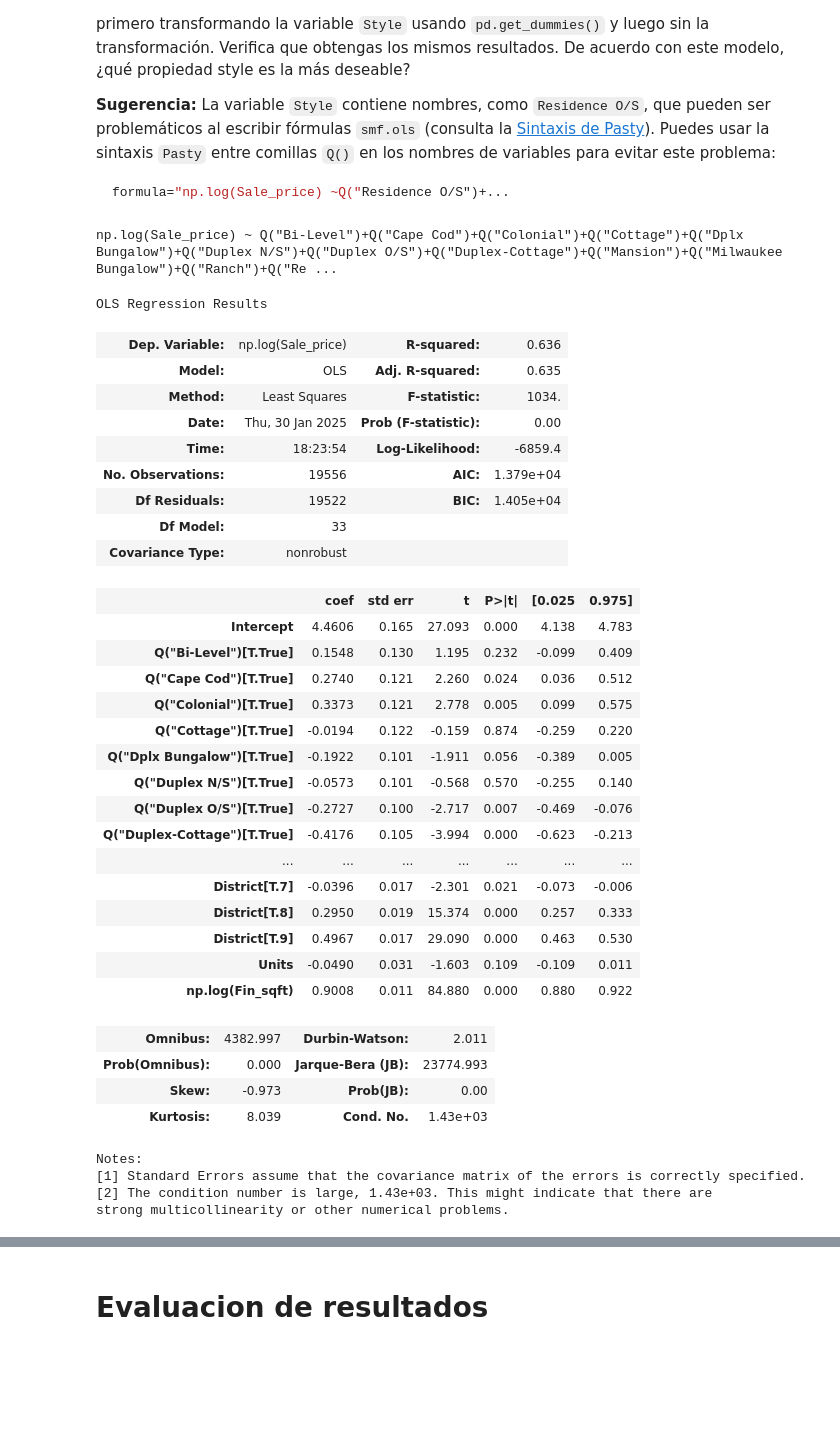
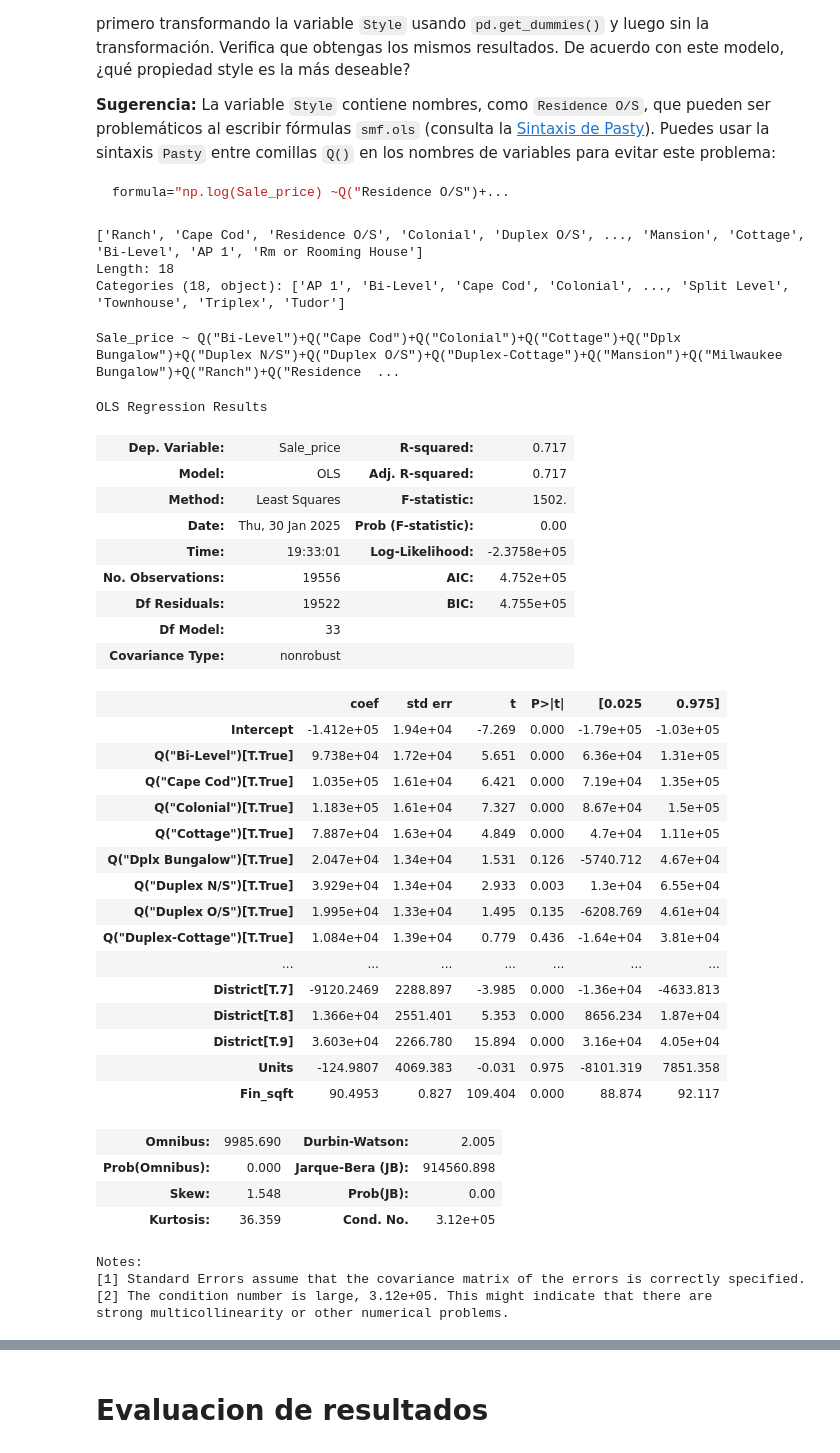
Before and after one commit to dfbustosus/Bootcamp-DS-2024-I, a Jupyter notebook: Regression_test/Desafio.ipynb, the cells around one changed output, grey strips where cells are left out. Drawn from its saved outputs; the diff is of its cells as text; code cells hidden in the pictures; blank space fills up the shorter version.

````diff
--- a/Regression_test/Desafio.ipynb
+++ b/Regression_test/Desafio.ipynb
@@ -229,58 +250,64 @@ Agrega la columna `Style` a nuestro último modelo de regresión. Hazlo de dos m
 ```python
 formula="np.log(Sale_price) ~Q("Residence O/S")+...
 ```
+# %%
+print(train.Style.unique())
+# %% [output]
+['Ranch', 'Cape Cod', 'Residence O/S', 'Colonial', 'Duplex O/S', ..., 'Mansion', 'Cottage', 'Bi-Level', 'AP 1', 'Rm or Rooming House']
+Length: 18
+Categories (18, object): ['AP 1', 'Bi-Level', 'Cape Cod', 'Colonial', ..., 'Split Level', 'Townhouse', 'Triplex', 'Tudor']
 # %%
 #### RESPUESTA AQUI
 # Ordenar Style
 Styles=list(train['Style'].unique())
 Styles.sort() #Just to keep track of the baseline category.
 
 train_dummy=pd.get_dummies(train,columns=['Style'],prefix='',prefix_sep='',drop_first=True)
 
 # Formula
-formula0="np.log(Sale_price) ~ "
+formula0="Sale_price ~ "
 for style in Styles[1:]:
     formula0+='Q("'+style+'")+'
-formula0=formula0+'District + Units+ np.log(Fin_sqft)'
+formula0=formula0+'District + Units+ Fin_sqft'
 print(formula0)
 # Modelo
 model_style_1 = smf.ols(formula = formula0,
                  data = train_dummy).fit()
 model_style_1.summary()
 # %% [output]
-np.log(Sale_price) ~ Q("Bi-Level")+Q("Cape Cod")+Q("Colonial")+Q("Cottage")+Q("Dplx Bungalow")+Q("Duplex N/S")+Q("Duplex O/S")+Q("Duplex-Cottage")+Q("Mansion")+Q("Milwaukee Bungalow")+Q("Ranch")+Q("Re ...
+Sale_price ~ Q("Bi-Level")+Q("Cape Cod")+Q("Colonial")+Q("Cottage")+Q("Dplx Bungalow")+Q("Duplex N/S")+Q("Duplex O/S")+Q("Duplex-Cottage")+Q("Mansion")+Q("Milwaukee Bungalow")+Q("Ranch")+Q("Residence  ...
 OLS Regression Results
-| Dep. Variable: | np.log(Sale_price) | R-squared: | 0.636 |
-| Model: | OLS | Adj. R-squared: | 0.635 |
-| Method: | Least Squares | F-statistic: | 1034. |
+| Dep. Variable: | Sale_price | R-squared: | 0.717 |
+| Model: | OLS | Adj. R-squared: | 0.717 |
+| Method: | Least Squares | F-statistic: | 1502. |
 | Date: | Thu, 30 Jan 2025 | Prob (F-statistic): | 0.00 |
-| Time: | 18:23:54 | Log-Likelihood: | -6859.4 |
-| No. Observations: | 19556 | AIC: | 1.379e+04 |
-| Df Residuals: | 19522 | BIC: | 1.405e+04 |
+| Time: | 19:33:01 | Log-Likelihood: | -2.3758e+05 |
+| No. Observations: | 19556 | AIC: | 4.752e+05 |
+| Df Residuals: | 19522 | BIC: | 4.755e+05 |
 | Df Model: | 33 |  |  |
 | Covariance Type: | nonrobust |  |  |
 |  | coef | std err | t | P>|t| | [0.025 | 0.975] |
-| Intercept | 4.4606 | 0.165 | 27.093 | 0.000 | 4.138 | 4.783 |
-| Q("Bi-Level")[T.True] | 0.1548 | 0.130 | 1.195 | 0.232 | -0.099 | 0.409 |
-| Q("Cape Cod")[T.True] | 0.2740 | 0.121 | 2.260 | 0.024 | 0.036 | 0.512 |
-| Q("Colonial")[T.True] | 0.3373 | 0.121 | 2.778 | 0.005 | 0.099 | 0.575 |
-| Q("Cottage")[T.True] | -0.0194 | 0.122 | -0.159 | 0.874 | -0.259 | 0.220 |
-| Q("Dplx Bungalow")[T.True] | -0.1922 | 0.101 | -1.911 | 0.056 | -0.389 | 0.005 |
-| Q("Duplex N/S")[T.True] | -0.0573 | 0.101 | -0.568 | 0.570 | -0.255 | 0.140 |
-| Q("Duplex O/S")[T.True] | -0.2727 | 0.100 | -2.717 | 0.007 | -0.469 | -0.076 |
-| Q("Duplex-Cottage")[T.True] | -0.4176 | 0.105 | -3.994 | 0.000 | -0.623 | -0.213 |
+| Intercept | -1.412e+05 | 1.94e+04 | -7.269 | 0.000 | -1.79e+05 | -1.03e+05 |
+| Q("Bi-Level")[T.True] | 9.738e+04 | 1.72e+04 | 5.651 | 0.000 | 6.36e+04 | 1.31e+05 |
+| Q("Cape Cod")[T.True] | 1.035e+05 | 1.61e+04 | 6.421 | 0.000 | 7.19e+04 | 1.35e+05 |
+| Q("Colonial")[T.True] | 1.183e+05 | 1.61e+04 | 7.327 | 0.000 | 8.67e+04 | 1.5e+05 |
+| Q("Cottage")[T.True] | 7.887e+04 | 1.63e+04 | 4.849 | 0.000 | 4.7e+04 | 1.11e+05 |
+| Q("Dplx Bungalow")[T.True] | 2.047e+04 | 1.34e+04 | 1.531 | 0.126 | -5740.712 | 4.67e+04 |
+| Q("Duplex N/S")[T.True] | 3.929e+04 | 1.34e+04 | 2.933 | 0.003 | 1.3e+04 | 6.55e+04 |
+| Q("Duplex O/S")[T.True] | 1.995e+04 | 1.33e+04 | 1.495 | 0.135 | -6208.769 | 4.61e+04 |
+| Q("Duplex-Cottage")[T.True] | 1.084e+04 | 1.39e+04 | 0.779 | 0.436 | -1.64e+04 | 3.81e+04 |
 | ... | ... | ... | ... | ... | ... | ... |
-| District[T.7] | -0.0396 | 0.017 | -2.301 | 0.021 | -0.073 | -0.006 |
-| District[T.8] | 0.2950 | 0.019 | 15.374 | 0.000 | 0.257 | 0.333 |
-| District[T.9] | 0.4967 | 0.017 | 29.090 | 0.000 | 0.463 | 0.530 |
-| Units | -0.0490 | 0.031 | -1.603 | 0.109 | -0.109 | 0.011 |
-| np.log(Fin_sqft) | 0.9008 | 0.011 | 84.880 | 0.000 | 0.880 | 0.922 |
+| District[T.7] | -9120.2469 | 2288.897 | -3.985 | 0.000 | -1.36e+04 | -4633.813 |
+| District[T.8] | 1.366e+04 | 2551.401 | 5.353 | 0.000 | 8656.234 | 1.87e+04 |
+| District[T.9] | 3.603e+04 | 2266.780 | 15.894 | 0.000 | 3.16e+04 | 4.05e+04 |
+| Units | -124.9807 | 4069.383 | -0.031 | 0.975 | -8101.319 | 7851.358 |
+| Fin_sqft | 90.4953 | 0.827 | 109.404 | 0.000 | 88.874 | 92.117 |
-| Omnibus: | 4382.997 | Durbin-Watson: | 2.011 |
-| Prob(Omnibus): | 0.000 | Jarque-Bera (JB): | 23774.993 |
-| Skew: | -0.973 | Prob(JB): | 0.00 |
-| Kurtosis: | 8.039 | Cond. No. | 1.43e+03 |
+| Omnibus: | 9985.690 | Durbin-Watson: | 2.005 |
+| Prob(Omnibus): | 0.000 | Jarque-Bera (JB): | 914560.898 |
+| Skew: | 1.548 | Prob(JB): | 0.00 |
+| Kurtosis: | 36.359 | Cond. No. | 3.12e+05 |
 Notes:
 [1] Standard Errors assume that the covariance matrix of the errors is correctly specified.
-[2] The condition number is large, 1.43e+03. This might indicate that there are
+[2] The condition number is large, 3.12e+05. This might indicate that there are
 strong multicollinearity or other numerical problems.
 # %%
````
Also changed, not shown: parts of 11 cells of this notebook, 3 other files.
